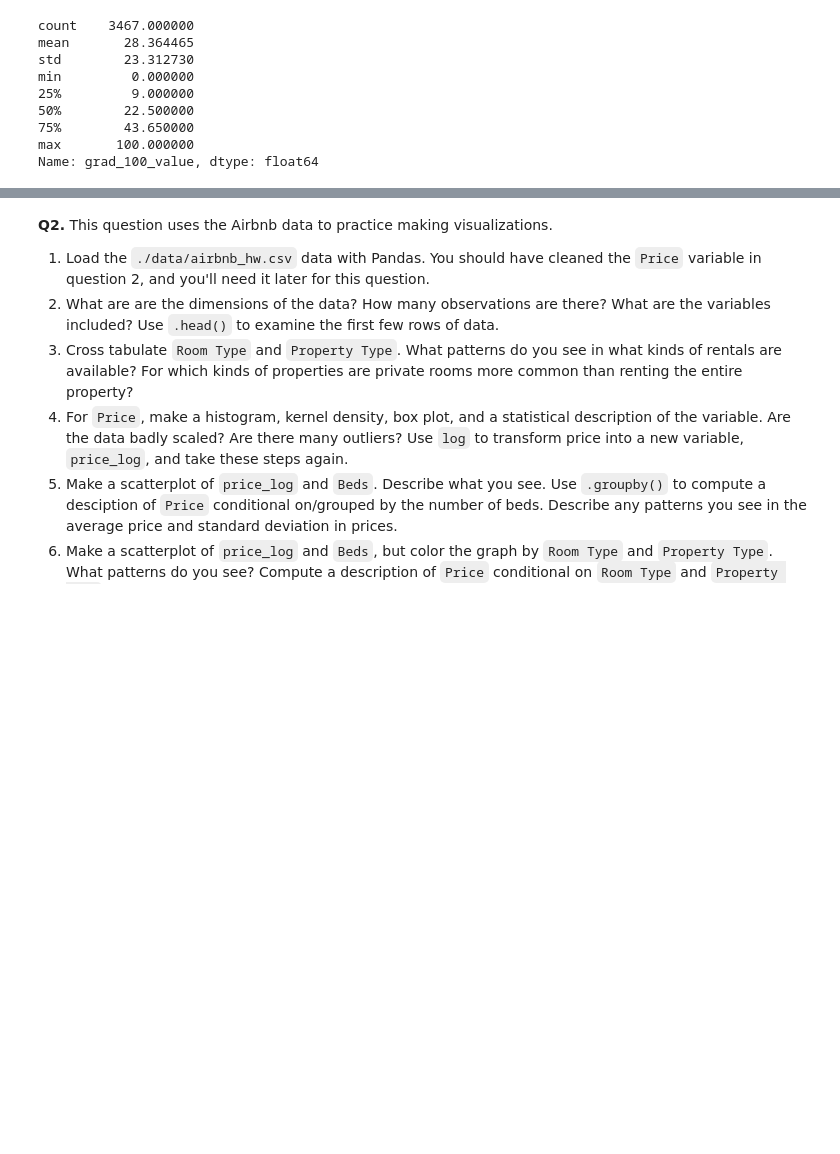
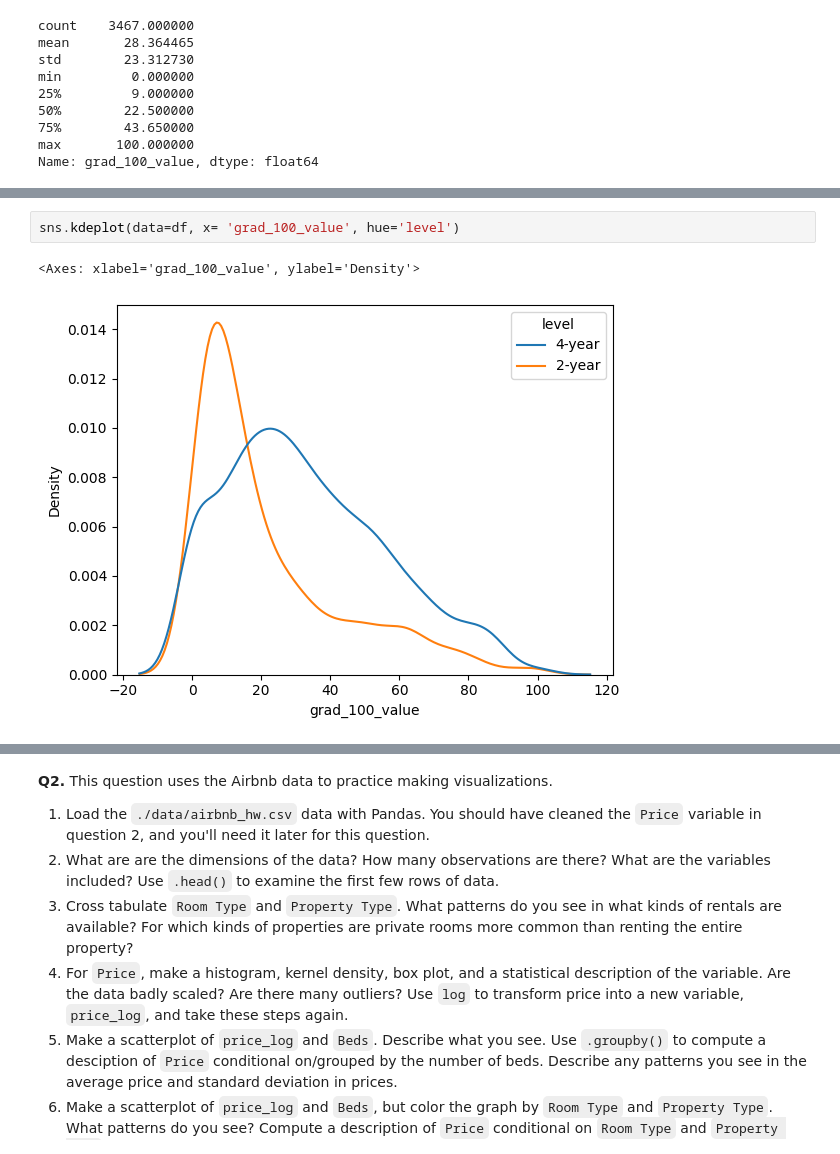
Before and after one commit to awhitehouse1/visualization, a Jupyter notebook: assignment/assignment.ipynb, the cells around one changed output, grey strips where cells are left out. Cells and saved outputs as stored; diff of their text form; blank space fills up the shorter version.

```diff
--- a/assignment/assignment.ipynb
+++ b/assignment/assignment.ipynb
@@ -89,0 +92,5 @@ TypeError: no numeric data to plot
+# %%
+sns.kdeplot(data=df, x= 'grad_100_value', hue='level')
+# %% [output]
+<Axes: xlabel='grad_100_value', ylabel='Density'>
+[figure, added]
```
Also changed, not shown: parts of 13 cells of this notebook.
